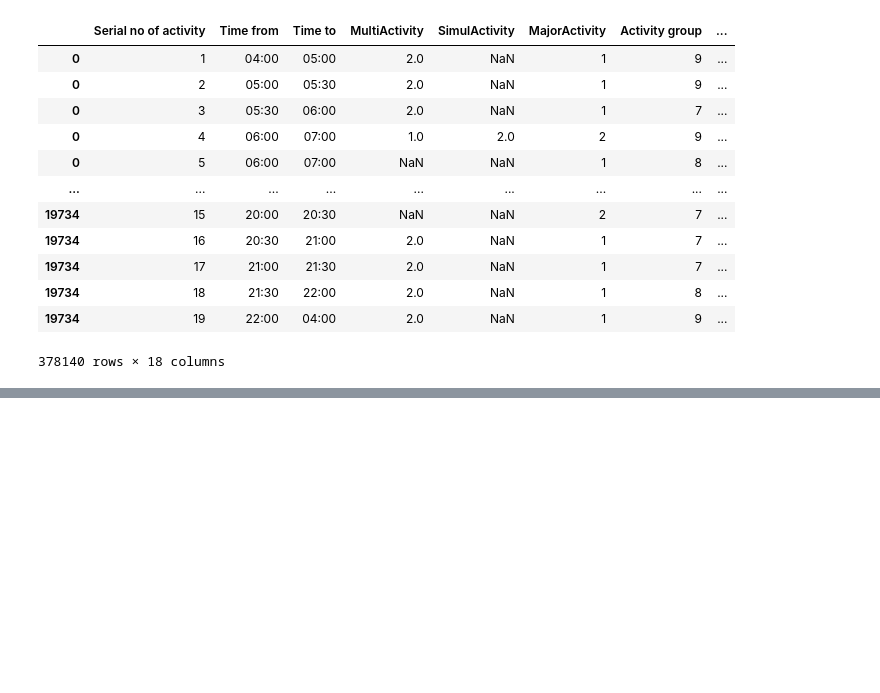
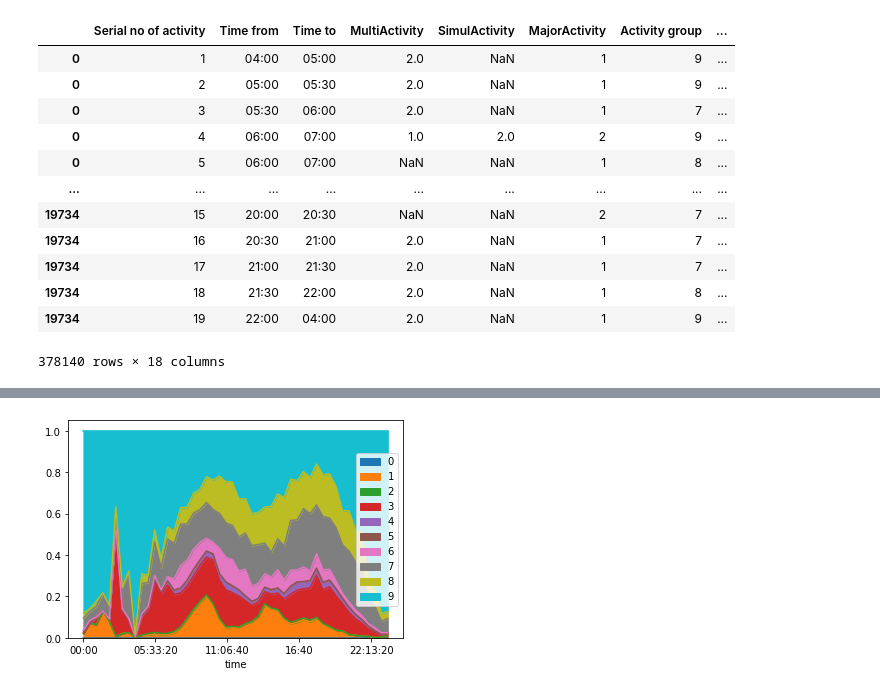
Before and after one commit to rjsayani/TUS_india, a Jupyter notebook: Rural_time_use_analysis-Copy1.ipynb, the cells around one changed output, grey strips where cells are left out. Drawn from its saved outputs; the diff is of its cells as text; code cells hidden in the pictures; blank space fills up the shorter version.

```diff
--- a/Rural_time_use_analysis-Copy1.ipynb
+++ b/Rural_time_use_analysis-Copy1.ipynb
@@ -265 +340,14 @@ See the caveats in the documentation: https://pandas.pydata.org/pandas-docs/stab
 [figure]
+# %%
+times = TUS_full_final['Start_time'].unique()
+prob_df = pd.DataFrame(index = times,columns = np.arange(0,10,1))
+for time in times:
+    dd1 = TUS_full_final[TUS_full_final['Start_time']==time]
+    tot = dd1.shape[0]
+    for gr in np.arange(0,10,1):
+        prob_df[gr].loc[time] = dd1[dd1['Activity group']==gr].shape[0]/tot
+# %%
+prob_df.plot(kind = 'area');
+plt.show();
+# %% [output]
+[figure, added]
```
Also changed, not shown: parts of 12 cells of this notebook, 2 other files.
